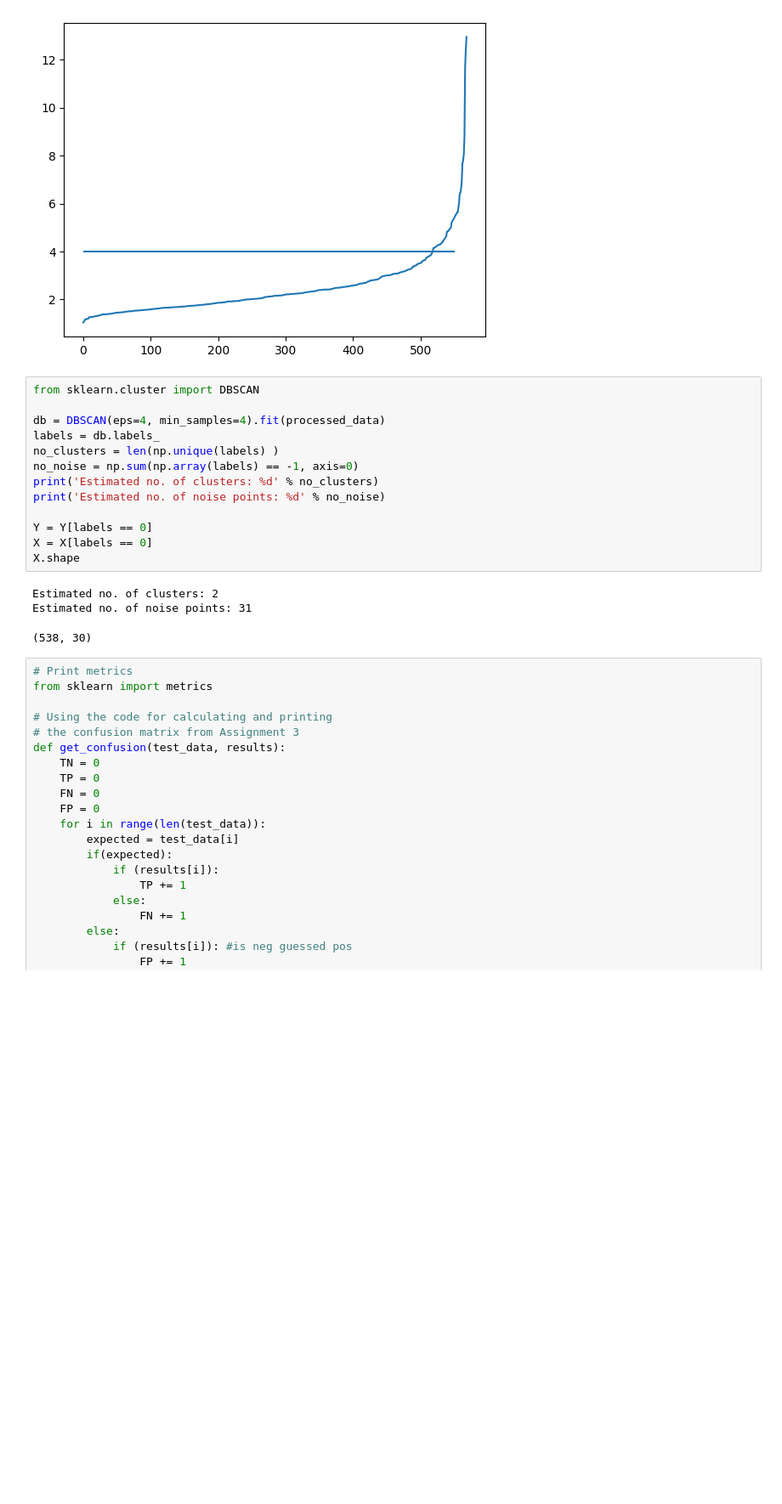
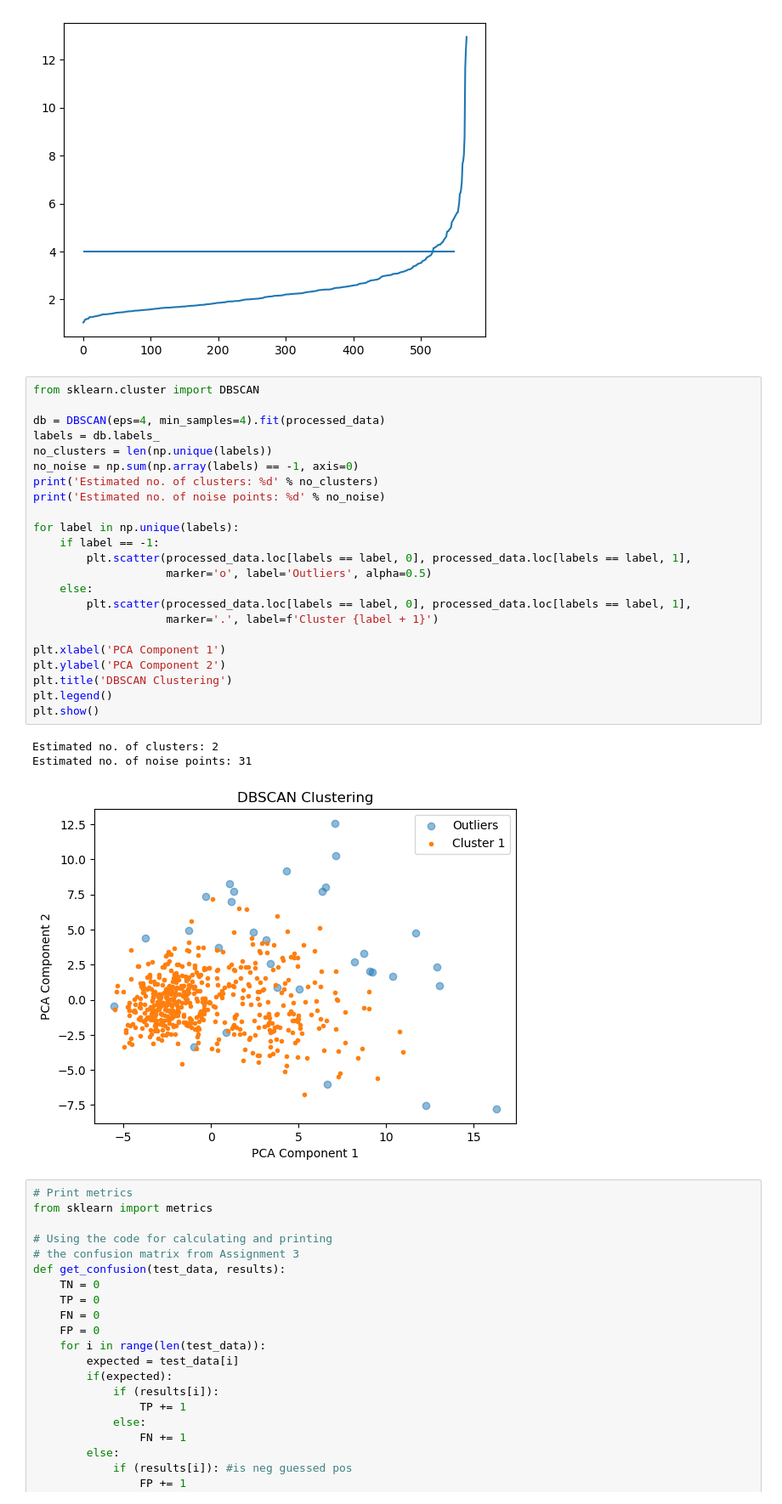
Before and after one commit to thomas-tran22/MachineLearningProject, a Jupyter notebook: ML_Project.ipynb, the cells around one changed output. Shown at 85% size. Saved outputs shown, nothing was run; the diff lists cells and outputs as text; blank space fills up the shorter version.

Commit message:
added graph for DBSCAN

```diff
--- a/ML_Project.ipynb
+++ b/ML_Project.ipynb
@@ -52,20 +52,30 @@ plt.show()
 # %%
 from sklearn.cluster import DBSCAN
 
 db = DBSCAN(eps=4, min_samples=4).fit(processed_data)
 labels = db.labels_
-no_clusters = len(np.unique(labels) )
+no_clusters = len(np.unique(labels))
 no_noise = np.sum(np.array(labels) == -1, axis=0)
 print('Estimated no. of clusters: %d' % no_clusters)
 print('Estimated no. of noise points: %d' % no_noise)
 
-Y = Y[labels == 0]
-X = X[labels == 0]
-X.shape
+for label in np.unique(labels):
+    if label == -1:
+        plt.scatter(processed_data.loc[labels == label, 0], processed_data.loc[labels == label, 1],
+                    marker='o', label='Outliers', alpha=0.5)
+    else:
+        plt.scatter(processed_data.loc[labels == label, 0], processed_data.loc[labels == label, 1],
+                    marker='.', label=f'Cluster {label + 1}')
+
+plt.xlabel('PCA Component 1')
+plt.ylabel('PCA Component 2')
+plt.title('DBSCAN Clustering')
+plt.legend()
+plt.show()
 # %% [output]
 Estimated no. of clusters: 2
 Estimated no. of noise points: 31
-(538, 30)
+[figure, added]
 # %%
 # Print metrics
 from sklearn import metrics
```
Also changed, not shown: parts of 7 cells of this notebook.
